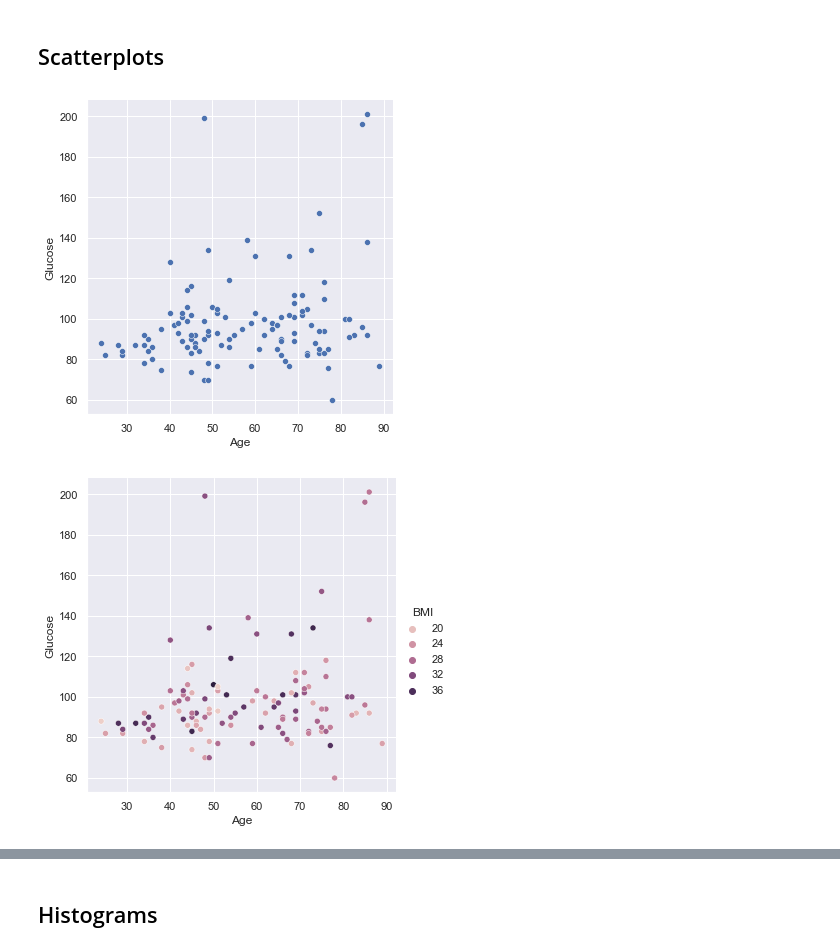
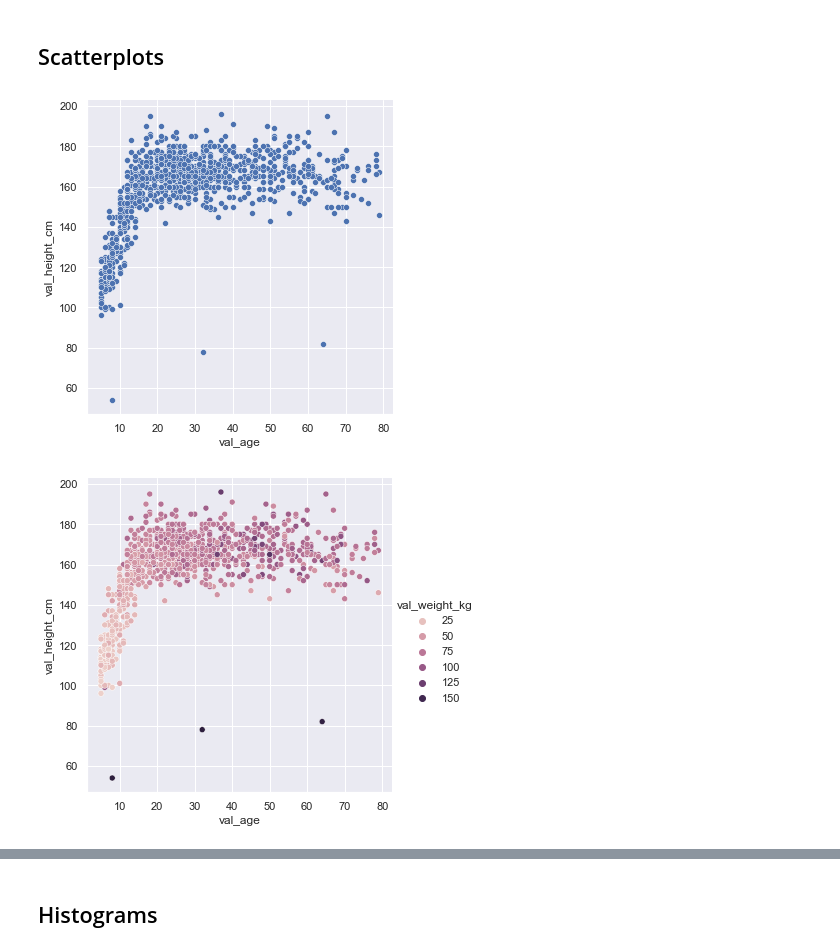
Before and after one commit to arcus/education_modules, a Jupyter notebook: data_visualization_in_seaborn/data_visualization_seaborn.ipynb, the cells around one changed output, grey strips where cells are left out. Saved outputs shown, nothing was run; the diff lists cells and outputs as text; code cells hidden in the pictures.

Commit message:
updating to use Cameroon covid10 data

```diff
--- a/data_visualization_in_seaborn/data_visualization_seaborn.ipynb
+++ b/data_visualization_in_seaborn/data_visualization_seaborn.ipynb
@@ -10 +8,3 @@ breast_cancer_data = pd.read_csv("https://archive.ics.uci.edu/ml/machine-learnin
+# %%
+covid_data = pd.read_csv("https://raw.githubusercontent.com/kendavidn/yaounde_serocovpop_shared/v1.0.0/data/yaounde_covid_seroprev_dataset.csv")
 # %%
@@ -23,18 +24,18 @@ breast_cancer_data.head()
 sns.set_theme()
 
 # basic scatterplot
-sns.relplot(data = breast_cancer_data,
-            x="Age", y="Glucose")
+sns.relplot(data = covid_data,
+            x="val_age", y="val_height_cm")
 
 plt.savefig('media/seaborn_scatter_1.png')
 # %% [output]
-[figure, old version]
+[figure, new version]
 # %%
 # using color for continuous variables
-sns.relplot(data = breast_cancer_data,
-            x="Age", y="Glucose", hue="BMI")
+sns.relplot(data = covid_data,
+            x="val_age", y="val_height_cm", hue="val_weight_kg")
 
 
 plt.savefig('media/seaborn_scatter_2.png')
 # %% [output]
-[figure, old version]
+[figure, new version]
```
Also changed, not shown: parts of 14 cells of this notebook, 13 other files.
